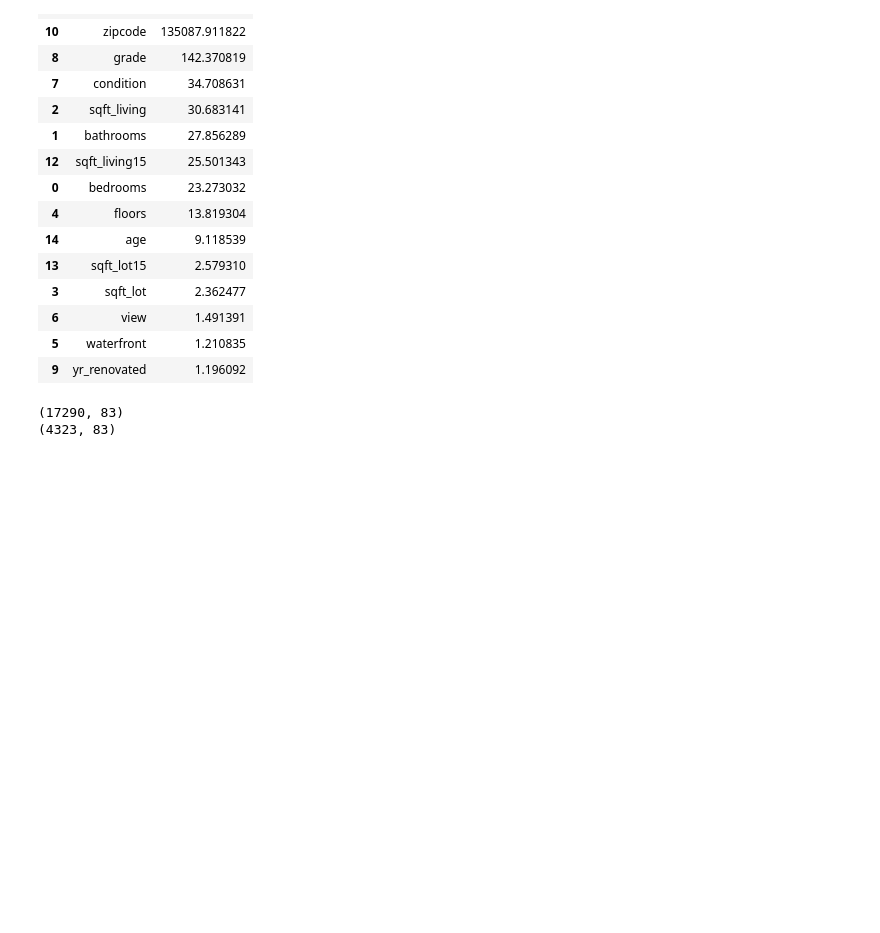
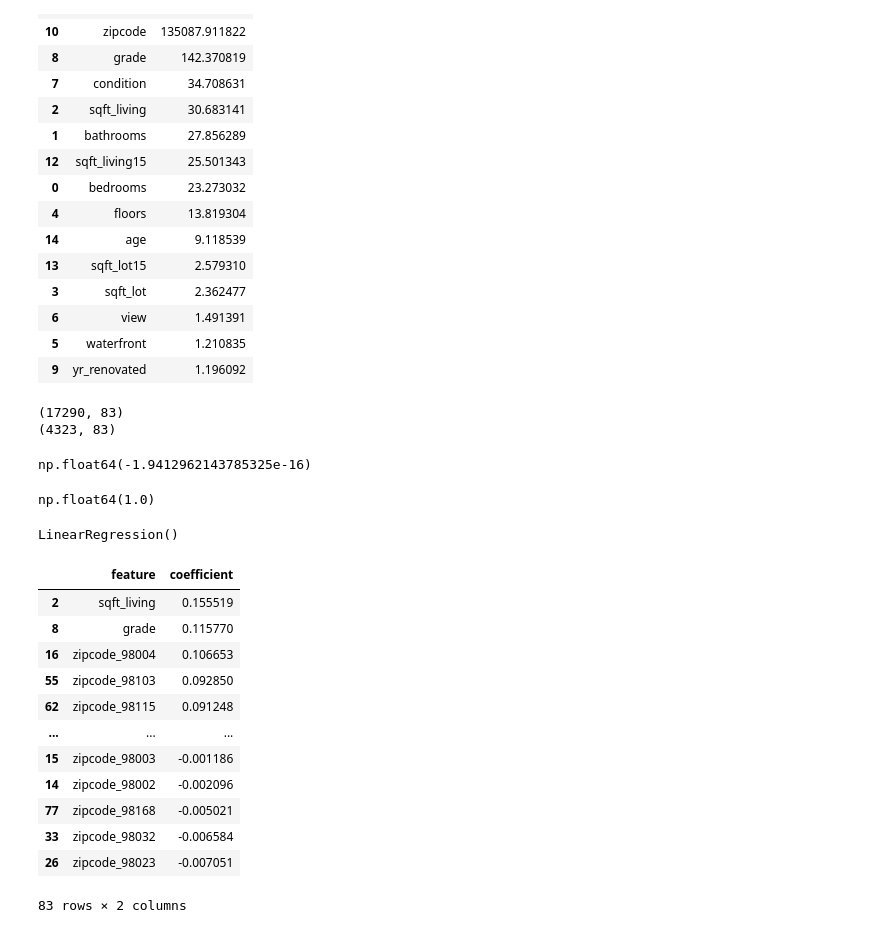
Before and after one commit to HosseinMohebbi/house-price-prediction, a Jupyter notebook: notebooks/01_eda.ipynb, the cells around one changed output. Drawn from its saved outputs; the diff is of its cells as text; code cells hidden in the pictures; blank space fills up the shorter version.

```diff
--- a/notebooks/01_eda.ipynb
+++ b/notebooks/01_eda.ipynb
@@ -163,7 +161,7 @@ Variance Inflation Factor (VIF) was computed to detect multicollinearity among p
 # %%
 df = df.drop(["sqft_above", "sqft_basement"], axis=1)
 # %%
-df = df.drop(["zipcode"], axis=1)
+# df = df.drop(["zipcode"], axis=1)
 # %%
 X_temp = df.drop("price", axis=1)
 
@@ -270,0 +279,8 @@ print(X_test.shape)
+# %%
+X_train_scaled.mean()
+# %% [output]
+np.float64(-1.9412962143785325e-16)
+# %%
+X_train_scaled.std()
+# %% [output]
+np.float64(1.0)
@@ -270,0 +291,25 @@ print(X_test.shape)
+# %%
+model.fit(X_train_scaled, y_train)
+# %% [output]
+LinearRegression()
+# %%
+coef_df = pd.DataFrame({
+    "feature": X_train.columns,
+    "coefficient": model.coef_
+}).sort_values("coefficient", ascending=False)
+
+coef_df
+# %% [output]
+|  | feature | coefficient |
+| 2 | sqft_living | 0.155519 |
+| 8 | grade | 0.115770 |
+| 16 | zipcode_98004 | 0.106653 |
+| 55 | zipcode_98103 | 0.092850 |
+| 62 | zipcode_98115 | 0.091248 |
+| ... | ... | ... |
+| 15 | zipcode_98003 | -0.001186 |
+| 14 | zipcode_98002 | -0.002096 |
+| 77 | zipcode_98168 | -0.005021 |
+| 33 | zipcode_98032 | -0.006584 |
+| 26 | zipcode_98023 | -0.007051 |
+83 rows × 2 columns
```
Also changed, not shown: parts of 11 cells of this notebook.
